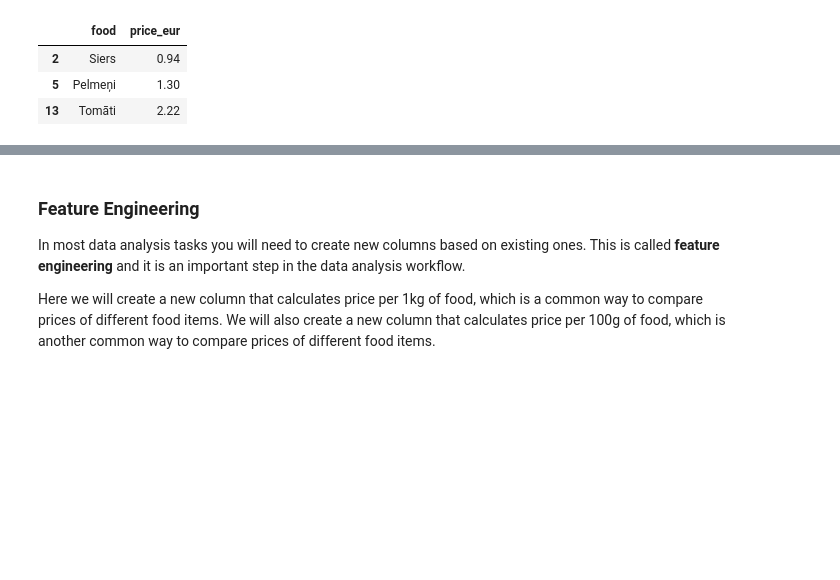
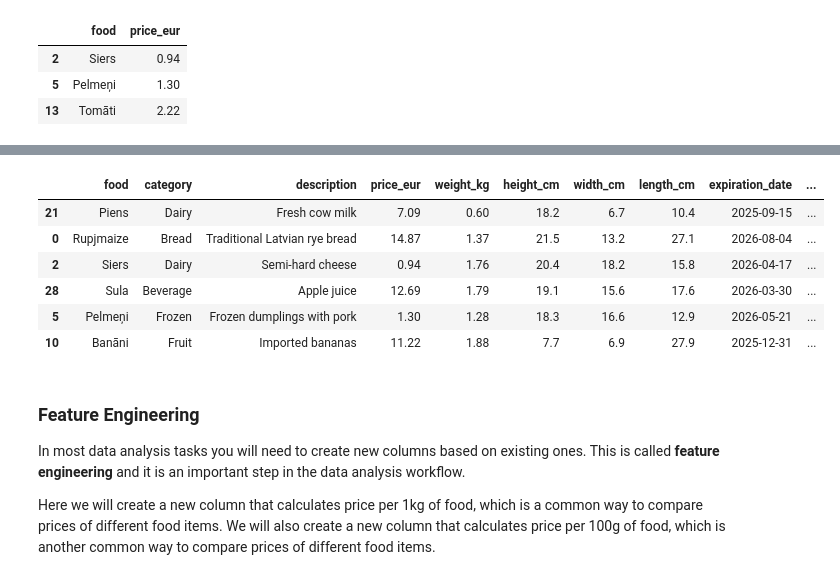
Before and after one commit to ValRCS/RTU_Data_Analysis_Visualization_CPD, a Jupyter notebook: notebooks/day1_big_picture_intro.ipynb, the cells around one changed output, grey strips where cells are left out. Cells and saved outputs as stored; diff of their text form; code cells hidden in the pictures; blank space fills up the shorter version.

```diff
--- a/notebooks/day1_big_picture_intro.ipynb
+++ b/notebooks/day1_big_picture_intro.ipynb
@@ -823,3 +862,13 @@ cheapest_foods[['food', 'price_eur']] # display only the name and price_eur colu
+# %%
+df.sample(6) # random sample of your data here 6 random rows
+# %% [output]
+|  | food | category | description | price_eur | weight_kg | height_cm | width_cm | length_cm | expiration_date | ... |
+| 21 | Piens | Dairy | Fresh cow milk | 7.09 | 0.60 | 18.2 | 6.7 | 10.4 | 2025-09-15 | ... |
+| 0 | Rupjmaize | Bread | Traditional Latvian rye bread | 14.87 | 1.37 | 21.5 | 13.2 | 27.1 | 2026-08-04 | ... |
+| 2 | Siers | Dairy | Semi-hard cheese | 0.94 | 1.76 | 20.4 | 18.2 | 15.8 | 2026-04-17 | ... |
+| 28 | Sula | Beverage | Apple juice | 12.69 | 1.79 | 19.1 | 15.6 | 17.6 | 2026-03-30 | ... |
+| 5 | Pelmeņi | Frozen | Frozen dumplings with pork | 1.30 | 1.28 | 18.3 | 16.6 | 12.9 | 2026-05-21 | ... |
+| 10 | Banāni | Fruit | Imported bananas | 11.22 | 1.88 | 7.7 | 6.9 | 27.9 | 2025-12-31 | ... |
 # %% [markdown]
 ### Feature Engineering
 
```
Also changed, not shown: parts of 16 cells of this notebook.
